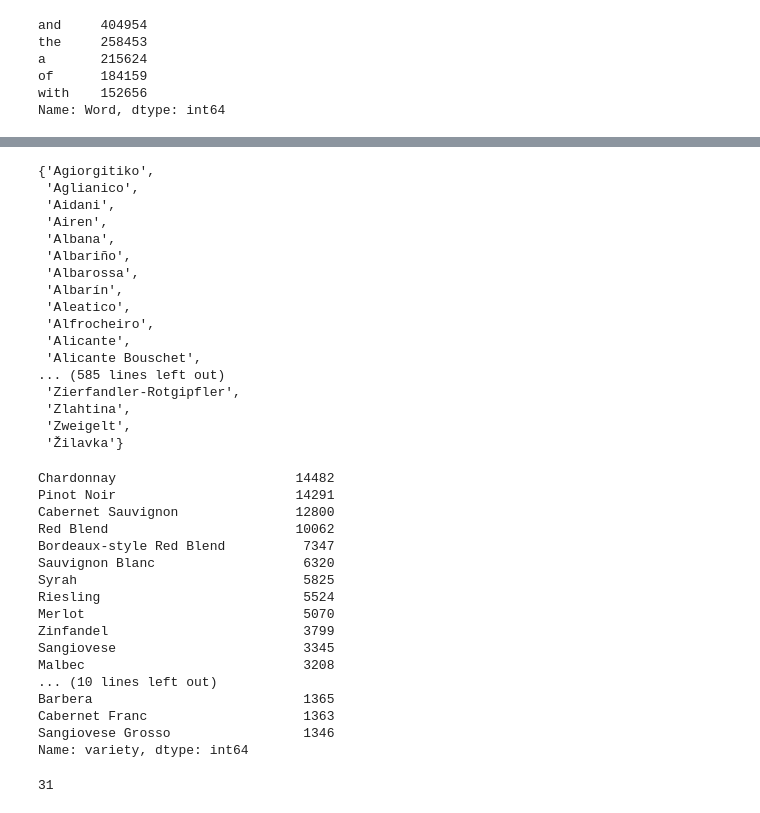
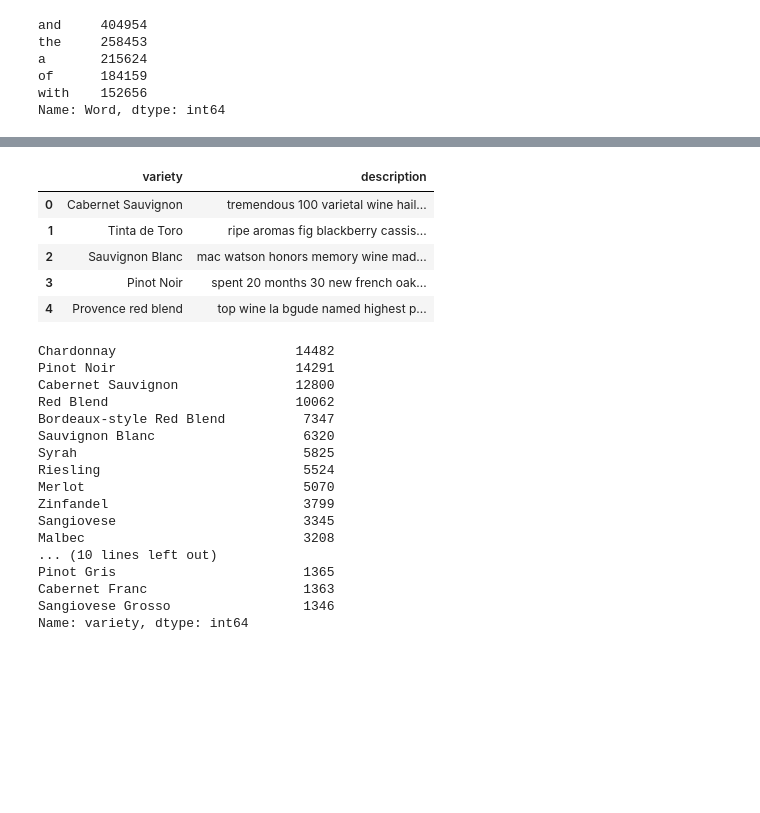
Before and after one commit to p-mckenzie/TextAnalytics, a Jupyter notebook: Project/Text_Project.ipynb, the cells around one changed output, grey strips where cells are left out. Saved outputs shown, nothing was run; the diff lists cells and outputs as text; code cells hidden in the pictures; blank space fills up the shorter version.

```diff
--- a/Project/Text_Project.ipynb
+++ b/Project/Text_Project.ipynb
@@ -141,35 +57,15 @@ variety_names
-# %%
-grouped = df.groupby(['variety'], as_index=False)
-grouped.size()
-
-## Get list of wine varities that have < 1000 reviews
-name_list = []
-for name in variety_names:
-    var_len = (len(df[df['variety']==str(name)]))
-    if var_len < 1000:
-        name_list.append(str(name))
-
-name_list = set(name_list)
-
-name_list
-# %% [output]
-{'Agiorgitiko',
- 'Aglianico',
- 'Aidani',
- 'Airen',
- 'Albana',
- 'Albariño',
- 'Albarossa',
- 'Albarín',
- 'Aleatico',
- 'Alfrocheiro',
- 'Alicante',
- 'Alicante Bouschet',
-... (585 lines left out)
- 'Zierfandler-Rotgipfler',
- 'Zlahtina',
- 'Zweigelt',
- 'Žilavka'}
+# %%
+df['description']=df['description'].apply(rmStopWords)
+# %%
+df = df[['variety', 'description']]
+df.head()
+# %% [output]
+|  | variety | description |
+| 0 | Cabernet Sauvignon | tremendous 100 varietal wine hail... |
+| 1 | Tinta de Toro | ripe aromas fig blackberry cassis... |
+| 2 | Sauvignon Blanc | mac watson honors memory wine mad... |
+| 3 | Pinot Noir | spent 20 months 30 new french oak... |
+| 4 | Provence red blend | top wine la bgude named highest p... |
 # %%
 df['variety'].value_counts()[:25]
 # %% [output]
@@ -186,7 +82,7 @@ Zinfandel                         3799
 Sangiovese                        3345
 Malbec                            3208
 ... (10 lines left out)
-Barbera                           1365
+Pinot Gris                        1365
 Cabernet Franc                    1363
 Sangiovese Grosso                 1346
 Name: variety, dtype: int64
@@ -199,7 +88,0 @@ df = df[mask]
-# %%
-variety_names = set(df['variety'])
-variety_names
-len(variety_names)
-## dealing with top 31 varietys
-# %% [output]
-31
```
Also changed, not shown: parts of 24 cells of this notebook, 1 other file.
